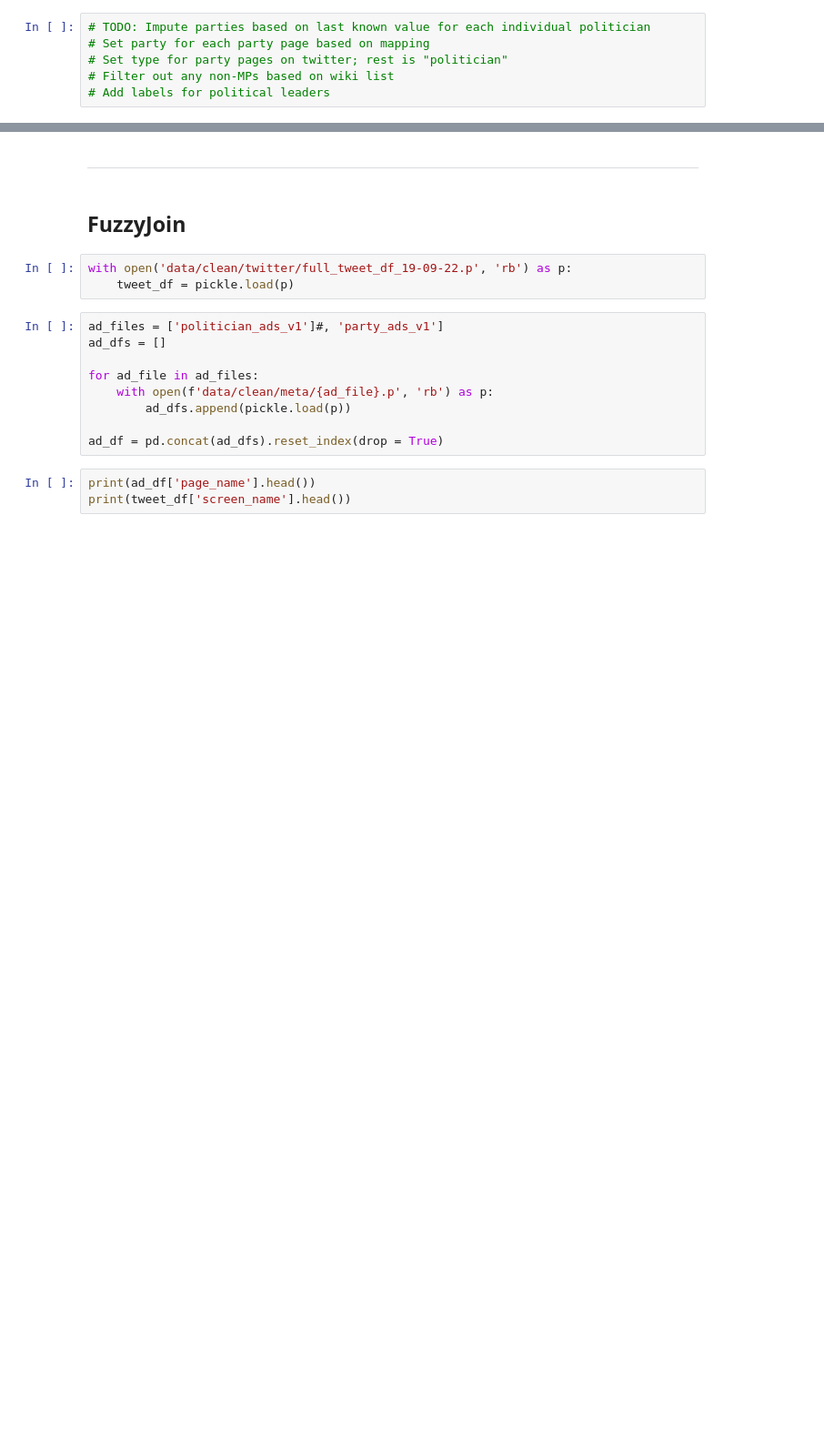
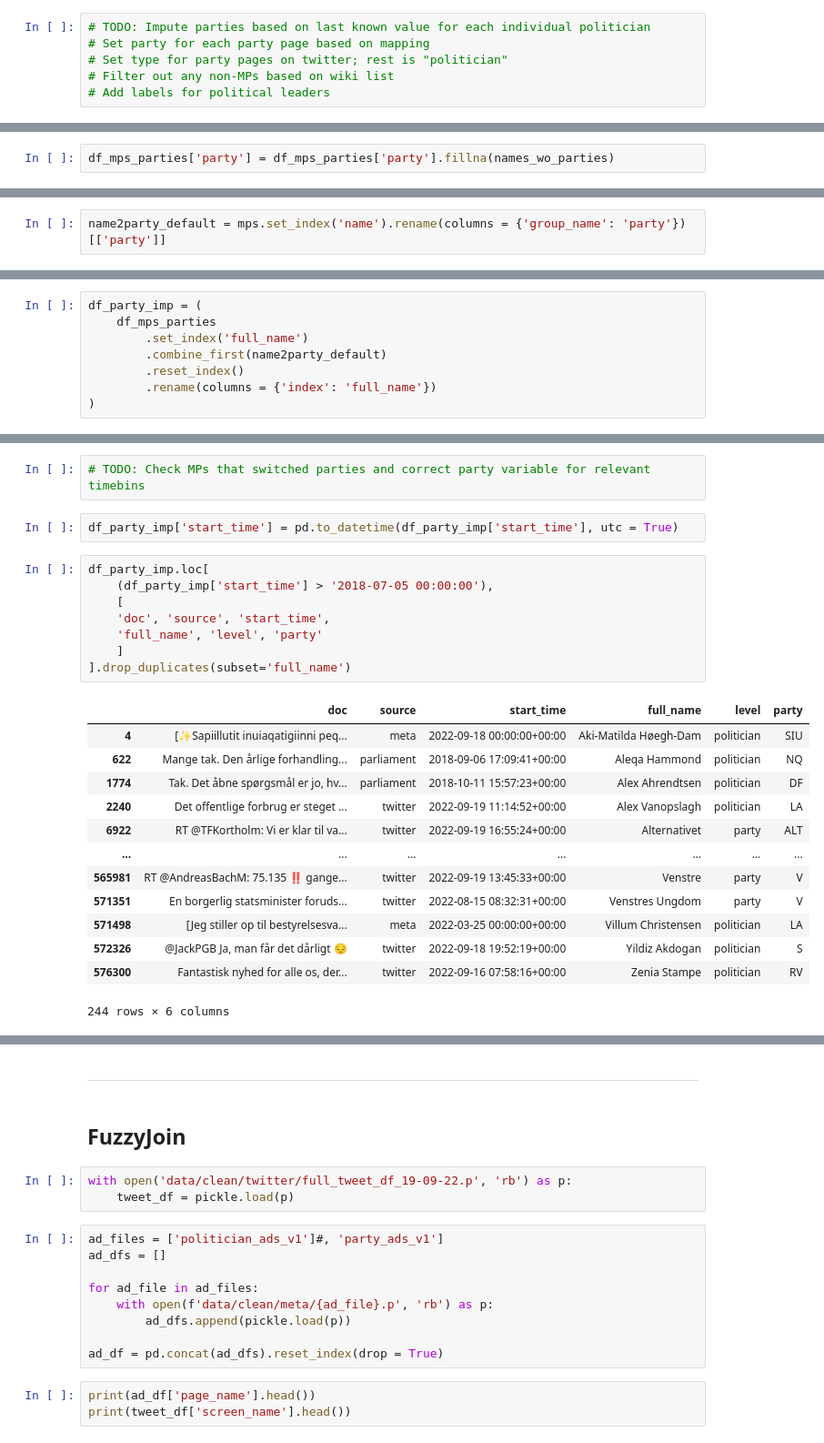
Before and after one commit to mathiasbruun/DCPA, a Jupyter notebook: infer_party.ipynb, the cells around one changed output, grey strips where cells are left out. Shown at 91% size. Saved outputs shown, nothing was run; the diff lists cells and outputs as text; blank space fills up the shorter version.

```diff
--- a/infer_party.ipynb
+++ b/infer_party.ipynb
@@ -344,0 +341,2 @@ df_test.loc[df_test['party'].isna(), ['full_name', 'party', 'part']].tail(7000)
+# %%
+df_mps_parties['party'] = df_mps_parties['party'].fillna(names_wo_parties)
@@ -344,0 +428,2 @@ df_test.loc[df_test['party'].isna(), ['full_name', 'party', 'part']].tail(7000)
+# %%
+name2party_default = mps.set_index('name').rename(columns = {'group_name': 'party'})[['party']]
@@ -344,0 +434,8 @@ df_test.loc[df_test['party'].isna(), ['full_name', 'party', 'part']].tail(7000)
+# %%
+df_party_imp = (
+    df_mps_parties
+        .set_index('full_name')
+        .combine_first(name2party_default)
+        .reset_index()
+        .rename(columns = {'index': 'full_name'})
+)
@@ -344,0 +462,26 @@ df_test.loc[df_test['party'].isna(), ['full_name', 'party', 'part']].tail(7000)
+# %%
+# TODO: Check MPs that switched parties and correct party variable for relevant timebins
+# %%
+df_party_imp['start_time'] = pd.to_datetime(df_party_imp['start_time'], utc = True)
+# %%
+df_party_imp.loc[
+    (df_party_imp['start_time'] > '2018-07-05 00:00:00'),
+    [
+    'doc', 'source', 'start_time',
+    'full_name', 'level', 'party'
+    ]
+].drop_duplicates(subset='full_name')
+# %% [output]
+|  | doc | source | start_time | full_name | level | party |
+| 4 | [✨Sapiillutit inuiaqatigiinni peq... | meta | 2022-09-18 00:00:00+00:00 | Aki-Matilda Høegh-Dam | politician | SIU |
+| 622 | Mange tak. Den årlige forhandling... | parliament | 2018-09-06 17:09:41+00:00 | Aleqa Hammond | politician | NQ |
+| 1774 | Tak. Det åbne spørgsmål er jo, hv... | parliament | 2018-10-11 15:57:23+00:00 | Alex Ahrendtsen | politician | DF |
+| 2240 | Det offentlige forbrug er steget ... | twitter | 2022-09-19 11:14:52+00:00 | Alex Vanopslagh | politician | LA |
+| 6922 | RT @TFKortholm: Vi er klar til va... | twitter | 2022-09-19 16:55:24+00:00 | Alternativet | party | ALT |
+| ... | ... | ... | ... | ... | ... | ... |
+| 565981 | RT @AndreasBachM: 75.135 ‼️ gange... | twitter | 2022-09-19 13:45:33+00:00 | Venstre | party | V |
+| 571351 | En borgerlig statsminister foruds... | twitter | 2022-08-15 08:32:31+00:00 | Venstres Ungdom | party | V |
+| 571498 | [Jeg stiller op til bestyrelsesva... | meta | 2022-03-25 00:00:00+00:00 | Villum Christensen | politician | LA |
+| 572326 | @JackPGB Ja, man får det dårligt 😔 | twitter | 2022-09-18 19:52:19+00:00 | Yildiz Akdogan | politician | S |
+| 576300 | Fantastisk nyhed for alle os, der... | twitter | 2022-09-16 07:58:16+00:00 | Zenia Stampe | politician | RV |
+244 rows × 6 columns
```
Also changed, not shown: parts of 39 cells of this notebook, 5 other files.
